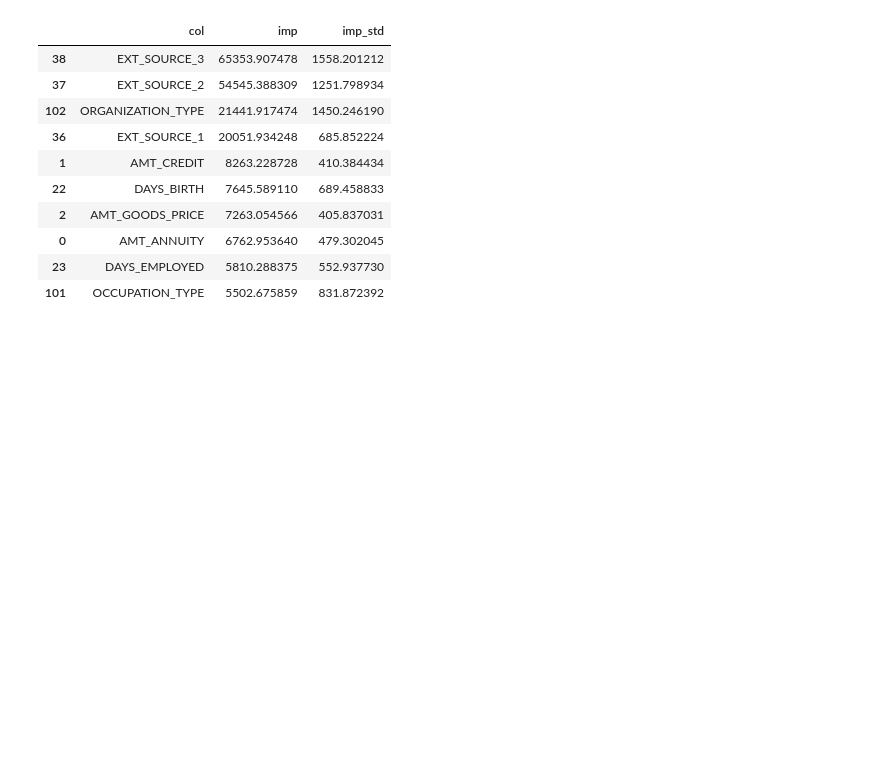
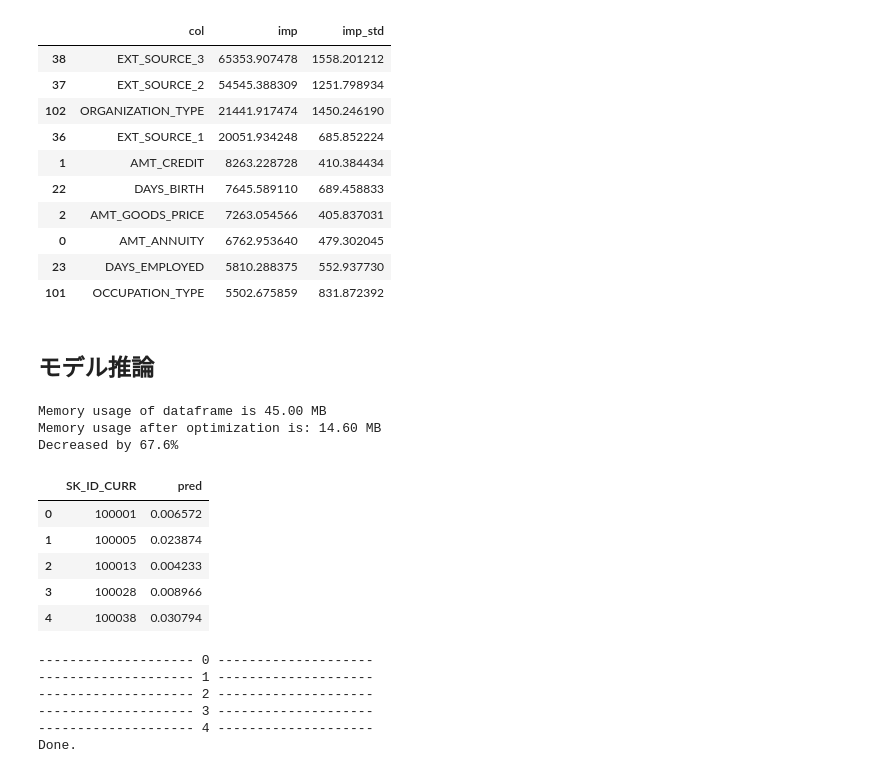
Before and after one commit to soeatu/kaggle_basic, a Jupyter notebook: Homecreditdefaultriskprac.ipynb, the cells around one changed output. Saved outputs shown, nothing was run; the diff lists cells and outputs as text; code cells hidden in the pictures; blank space fills up the shorter version.

Commit message:
Kaggle Notebook | HomeCreditDefaultRiskPrac | Version 2

```diff
--- a/Homecreditdefaultriskprac.ipynb
+++ b/Homecreditdefaultriskprac.ipynb
@@ -384,3 +386,55 @@ imp.sort_values("imp", ascending=False)[:10]
 | 0 | AMT_ANNUITY | 6762.953640 | 479.302045 |
 | 23 | DAYS_EMPLOYED | 5810.288375 | 552.937730 |
 | 101 | OCCUPATION_TYPE | 5502.675859 | 831.872392 |
+# %% [markdown]
+## モデル推論
+# %%
+'''推論用データセットの作成'''
+# ファイルの読み込み
+application_test = pd.read_csv("../input/home-credit-default-risk/application_test.csv")
+application_test = reduce_mem_usage(application_test)
+
+# データセットの作成
+x_test = application_test.drop(columns=["SK_ID_CURR" ])
+id_test = application_test[["SK_ID_CURR"]]
+
+# カテゴリ変数をcategory型に変換
+for col in x_test.columns:
+    if x_test[col].dtype=="O":
+        x_test[col] = x_test[col].astype("category")
+# %% [output]
+Memory usage of dataframe is 45.00 MB
+Memory usage after optimization is: 14.60 MB
+Decreased by 67.6%
+# %%
+#学習済みモデル読み込み
+with open("model_lgb_fold0.pickle", "rb") as f:
+    model = pickle.load(f)
+# %%
+'''モデルを用いた推論'''
+# 推論
+test_pred_fold = model.predict_proba(x_test)[:,1]
+
+# 推論値を格納する変数を作成
+test_pred = np.zeros((len(x_test), 5))
+
+# 1fold目の予測値を格納
+test_pred[:, 0] = test_pred_fold
+# %%
+'''推論用データセットの推論値算出'''
+# 各foldの推論値の平均値を算出
+test_pred_mean = test_pred.mean(axis=1)
+
+# 推論値のデータフレームを作成
+df_test_pred = pd.concat([
+        id_test,
+        pd.DataFrame({"pred": test_pred_mean}),
+    ], axis=1)
+df_test_pred.head()
+# %% [output]
+|  | SK_ID_CURR | pred |
+| 0 | 100001 | 0.006572 |
+| 1 | 100005 | 0.023874 |
+| 2 | 100013 | 0.004233 |
+| 3 | 100028 | 0.008966 |
+| 4 | 100038 | 0.030794 |
@@ -386,0 +463,13 @@ imp.sort_values("imp", ascending=False)[:10]
+# %%
+#推論処理の実行
+test_pred = predict_lgb(x_test,
+                        id_test,
+                        list_nfold=[0,1,2,3,4],
+                       )
+# %% [output]
+-------------------- 0 --------------------
+-------------------- 1 --------------------
+-------------------- 2 --------------------
+-------------------- 3 --------------------
+-------------------- 4 --------------------
+Done.
```
Also changed, not shown: parts of 8 cells of this notebook.
